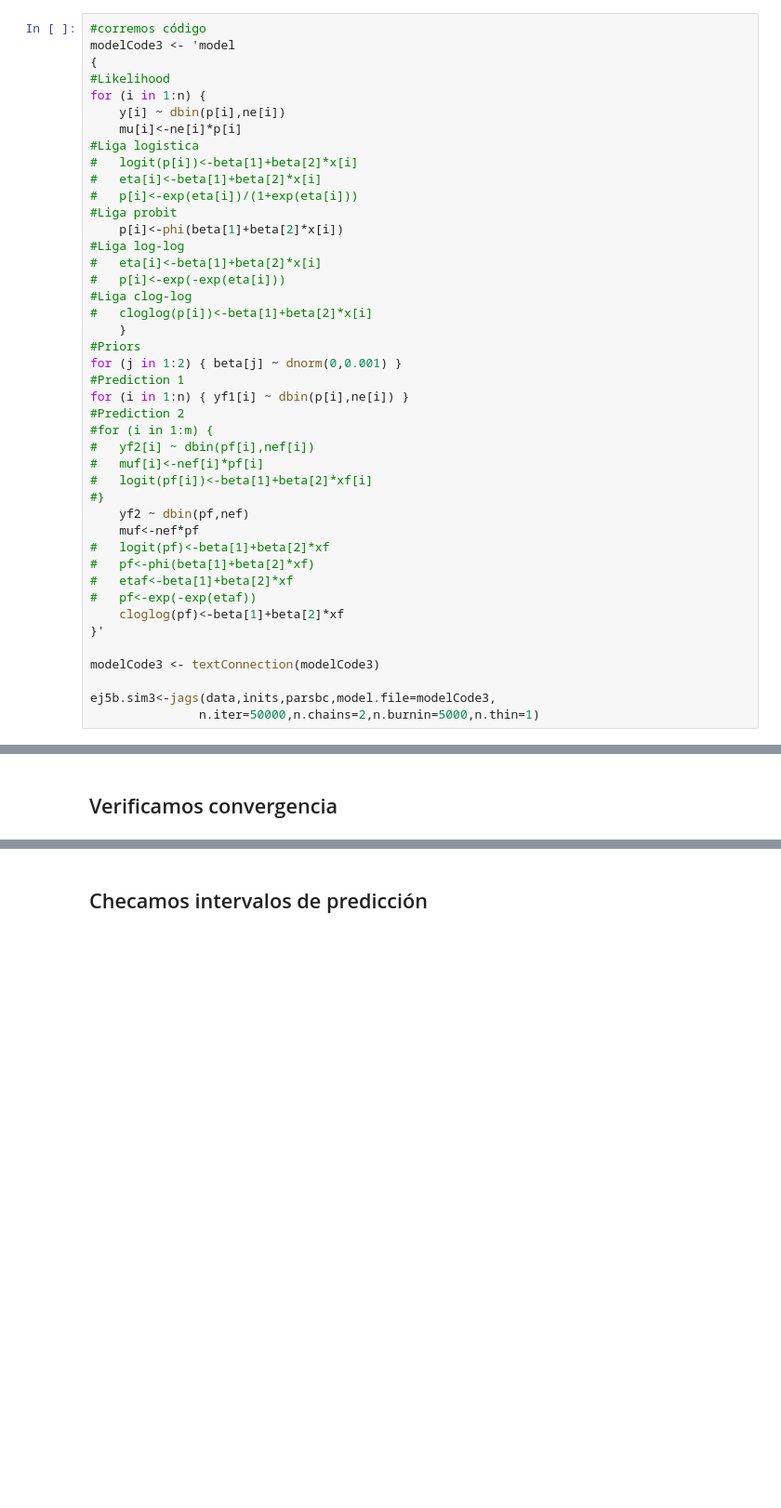
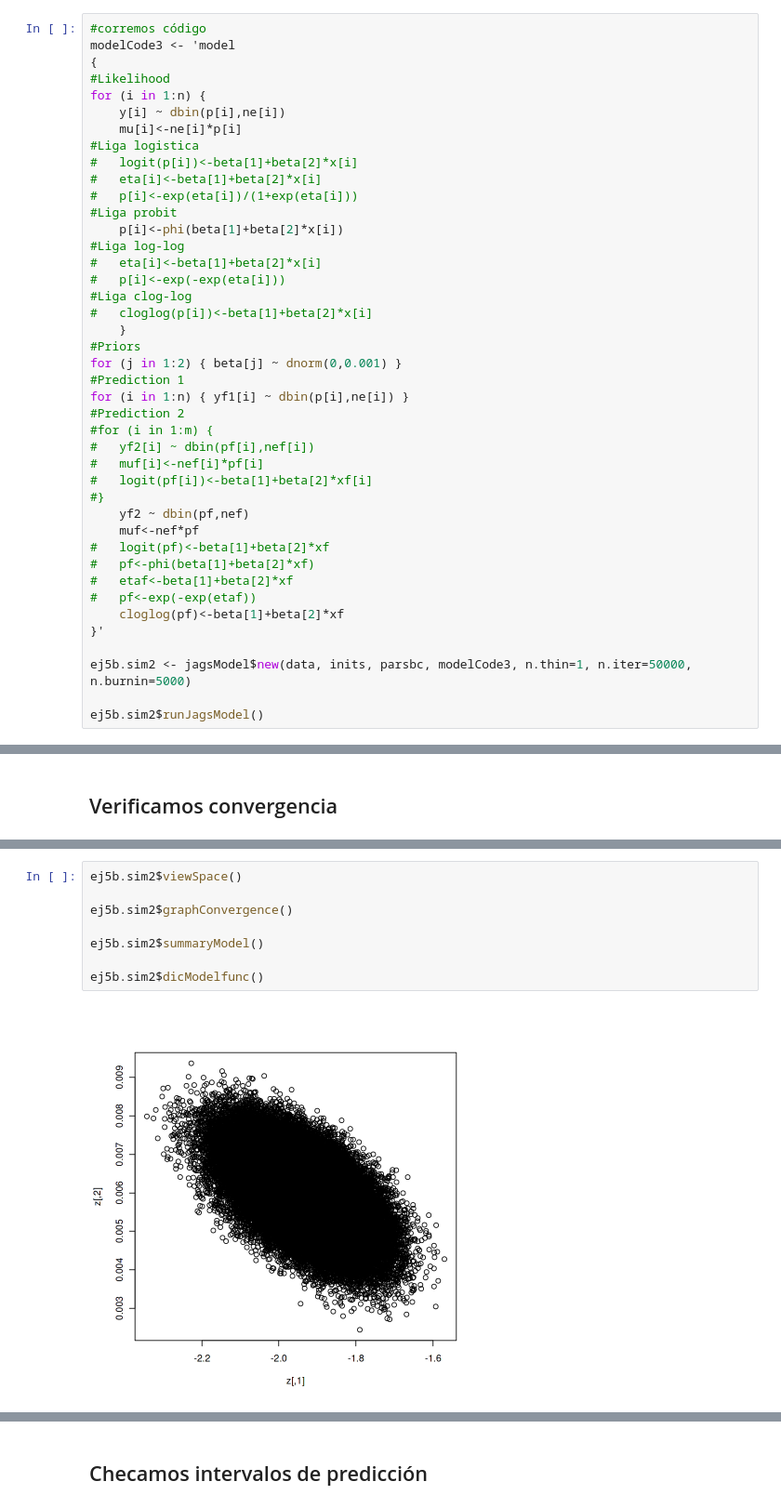
Before and after one commit to Marce2021M/regresion.Avanzada_tarea2RegAvanz, a Jupyter notebook: tarea2.ipynb, the cells around one changed output, grey strips where cells are left out. Shown at 93% size. Drawn from its saved outputs; the diff is of its cells as text; blank space fills up the shorter version.

```diff
--- a/tarea2.ipynb
+++ b/tarea2.ipynb
@@ -436,7 +298,6 @@ for (i in 1:n) { yf1[i] ~ dbin(p[i],ne[i]) }
 	cloglog(pf)<-beta[1]+beta[2]*xf
 }'
 
-modelCode3 <- textConnection(modelCode3)
+ej5b.sim2 <- jagsModel$new(data, inits, parsbc, modelCode3, n.thin=1, n.iter=50000, n.burnin=5000)
 
-ej5b.sim3<-jags(data,inits,parsbc,model.file=modelCode3,
-               n.iter=50000,n.chains=2,n.burnin=5000,n.thin=1)
+ej5b.sim2$runJagsModel()
@@ -504,0 +318,10 @@ print(out.dic)
+# %%
+ej5b.sim2$viewSpace()
+
+ej5b.sim2$graphConvergence()
+
+ej5b.sim2$summaryModel()
+
+ej5b.sim2$dicModelfunc()
+# %% [output]
+[figure, added]
```
Also changed, not shown: parts of 42 cells of this notebook, 6 other files.
